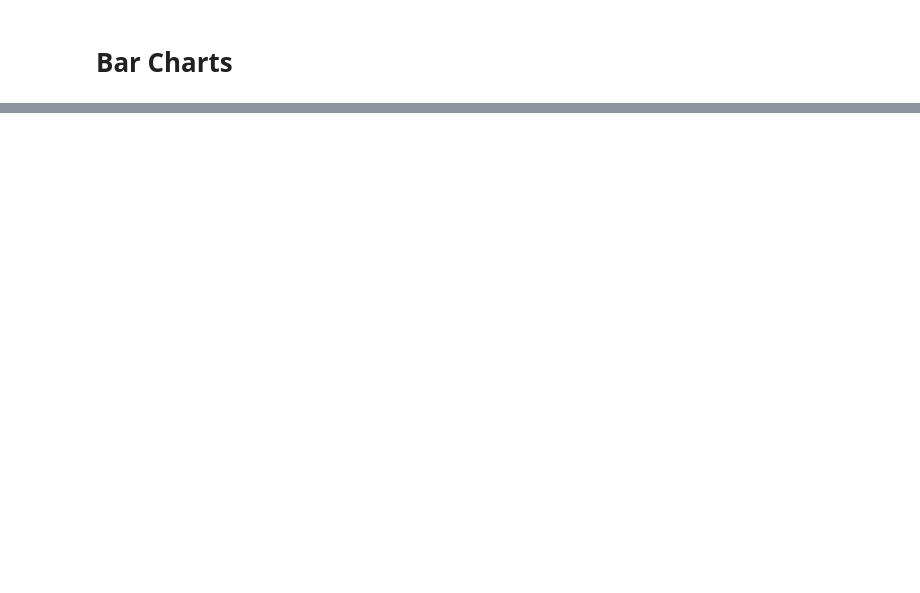
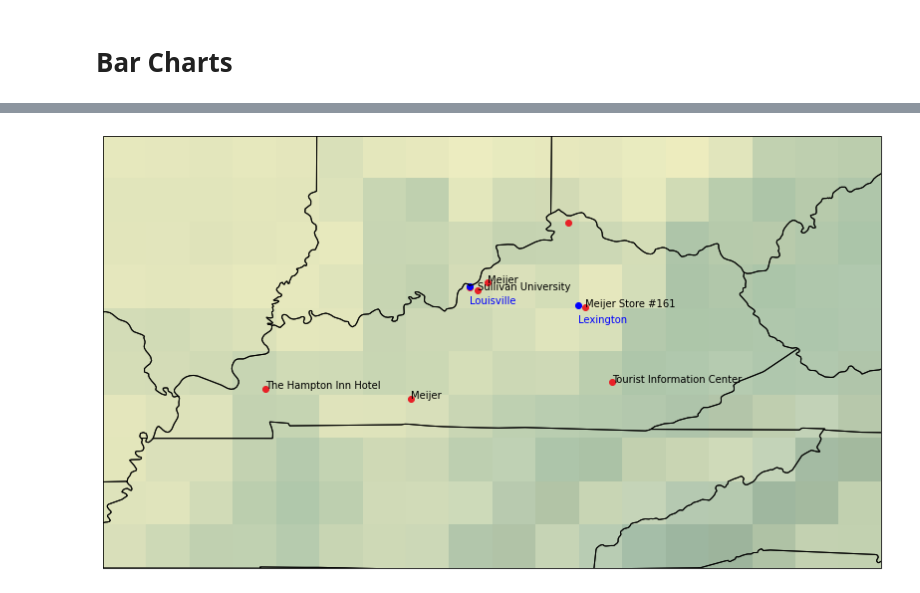
Before and after one commit to jeffkempster/code-louisville-data-science-2, a Jupyter notebook: chargers.ipynb, the cells around one changed output, grey strips where cells are left out. Saved outputs shown, nothing was run; the diff lists cells and outputs as text; code cells hidden in the pictures; blank space fills up the shorter version.

```diff
--- a/chargers.ipynb
+++ b/chargers.ipynb
@@ -180,0 +255,44 @@ Canvas(toolbar=Toolbar(toolitems=[('Home', 'Reset original view', 'home', 'home'
+# %%
+import cartopy
+import cartopy.crs as ccrs
+import cartopy.feature as cfeature
+#from cartopy.mpl.gridliner import LONGITUDE_FORMATTER, LATITUDE_FORMATTER
+#import cartopy.io.shapereader as shpreader
+#import cartopy.io.img_tiles as cimgt
+#import cartopy.mpl.geoaxes
+#from mpl_toolkits.axes_grid1.inset_locator import inset_axes
+#%matplotlib inline
+
+fig = plt.figure(figsize=(14,8))
+ax = fig.add_subplot(1,1,1, projection=ccrs.PlateCarree())
+
+ax.stock_img() # pretty map
+ax.coastlines()
+ax.add_feature(cfeature.STATES)
+
+# map extents
+extent = [-135, -66.5, 20, 55] # United States
+extent = [-90, -81, 35, 40] # Kentucky
+ax.set_extent(extent, crs=ccrs.PlateCarree()) ## Important
+
+# get ky chargers only
+ky_chargers = us_chargers[us_chargers.state_code == "KY"]
+# add chargers
+plt.scatter(ky_chargers.longitude, ky_chargers.latitude, color=tesla_red, alpha=1, transform=ccrs.PlateCarree())
+
+for index, row in ky_chargers.iterrows():
+    lat = row['latitude']
+    lon = row['longitude']
+    name = row['common_name']
+    ax.text(lon, lat, name, transform=ccrs.PlateCarree())
+
+# Add some cities in the area
+plt.scatter(-85.7585, 38.2527, color='blue', alpha=1, transform=ccrs.PlateCarree())
+ax.text(-85.7585, 38.2527 - 0.2, 'Louisville', color='blue', transform=ccrs.PlateCarree())
+
+plt.scatter(-84.5037, 38.0406 , color='blue', alpha=1, transform=ccrs.PlateCarree())
+ax.text(-84.5037, 38.0406 - 0.2, 'Lexington', color='blue', transform=ccrs.PlateCarree())
+
+plt.show()
+# %% [output]
+[figure, added]
```
Also changed, not shown: parts of 18 cells of this notebook, 10 other files.
